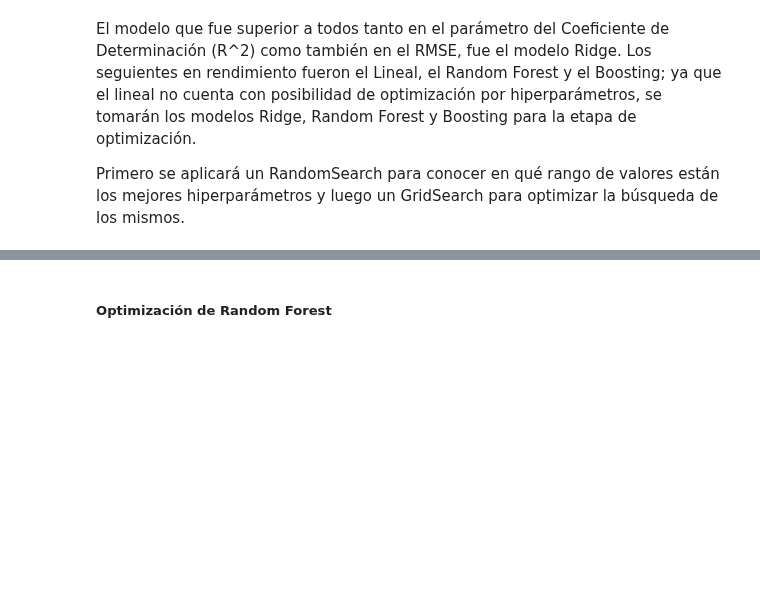
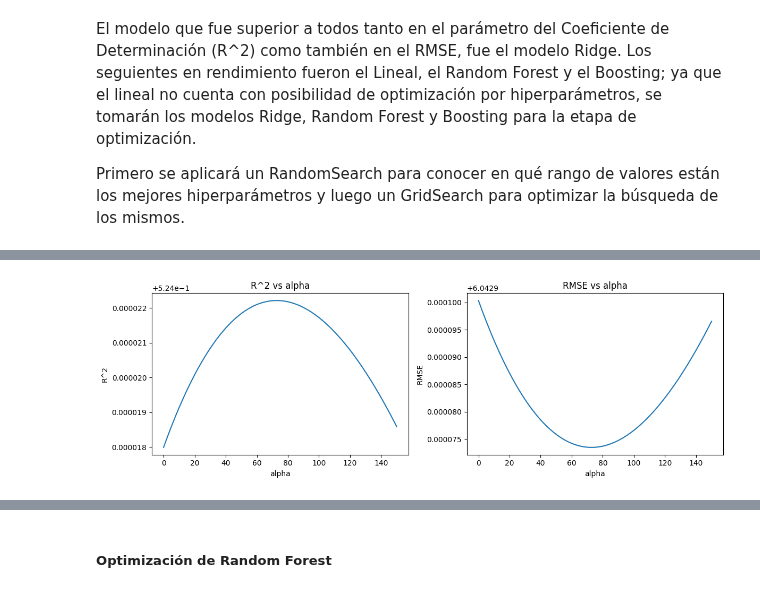
Before and after one commit to sebacent/ProyectoDS, a Jupyter notebook: src/Modelo.ipynb, the cells around one changed output, grey strips where cells are left out. Cells and saved outputs as stored; diff of their text form; code cells hidden in the pictures; blank space fills up the shorter version.

```diff
--- a/src/Modelo.ipynb
+++ b/src/Modelo.ipynb
@@ -148,35 +170,37 @@ random_model.best_params_
 # %%
-prueba_alpha = list(range(51))
+prueba_alpha = list(range(151))
 r2 = []
 error = []
 
 for i in prueba_alpha:
 
     model = Ridge(alpha = i)
     model.fit(X_train_scaled, y_train)
     y_predict = model.predict(X_test_scaled)
     r2.append(r2_score(y_test, y_predict))
     error.append(np.sqrt(mean_squared_error(y_test, y_predict)))
 
 fig, axis = plt.subplots(1, 2, figsize=(12,4))
 
 axis[0].plot(prueba_alpha, r2)
 axis[0].set_title('R^2 vs alpha')
 axis[0].set_xlabel('alpha')
 axis[0].set_ylabel('R^2')
 
 axis[1].plot(prueba_alpha, error)
 axis[1].set_title('RMSE vs alpha')
 axis[1].set_xlabel('alpha')
 axis[1].set_ylabel('RMSE')
 
 
 axis[0].ticklabel_format(style='plain')  # Desactiva la notación científica
 axis[1].ticklabel_format(style='plain')  # Desactiva la notación científica
 
 plt.tight_layout()
 
 plt.show()
+# %% [output]
+[figure, added]
 # %%
 prueba_iter = list(np.arange(100,20001,500))
 
```
Also changed, not shown: parts of 41 cells of this notebook.
